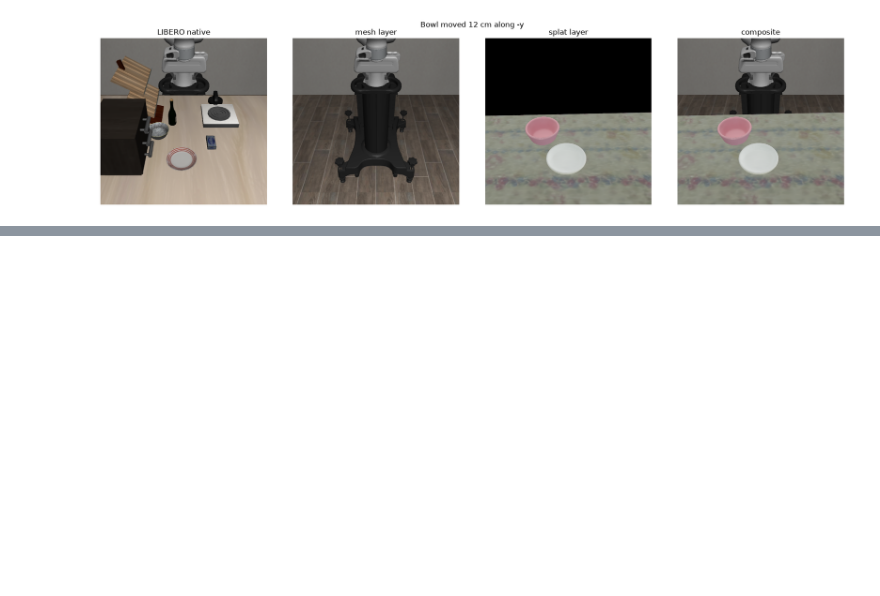
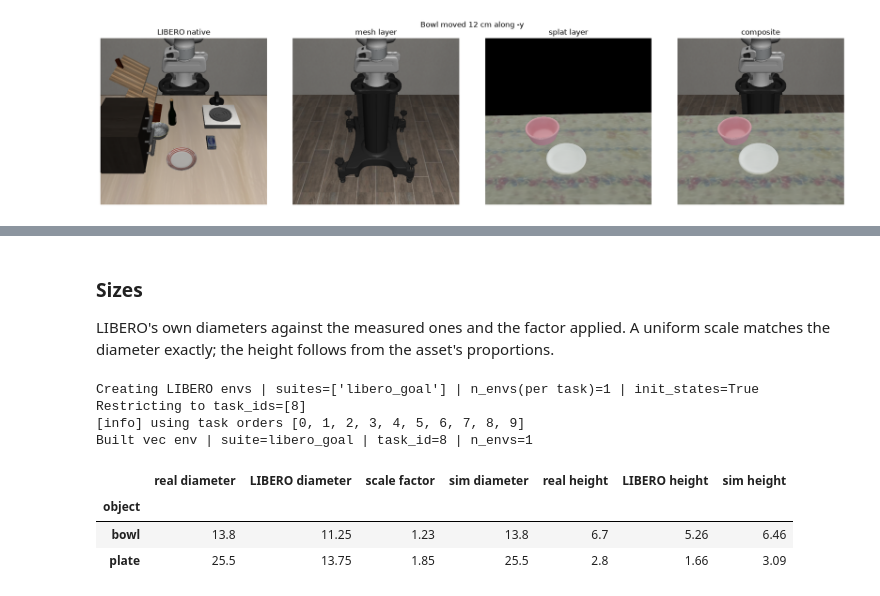
Before and after one commit to alfredowh/hurobo, a Jupyter notebook: examples/03_splat_composite.ipynb, the cells around one changed output, grey strips where cells are left out. Saved outputs shown, nothing was run; the diff lists cells and outputs as text; code cells hidden in the pictures; blank space fills up the shorter version.

```diff
--- a/examples/03_splat_composite.ipynb
+++ b/examples/03_splat_composite.ipynb
@@ -52,0 +98,22 @@ plot_image_row(compositor.render_layers(task.mj_data, "agentview"), "Bowl moved
+# %% [markdown]
+### Sizes
+LIBERO's own diameters against the measured ones and the factor applied. A uniform scale matches the diameter exactly; the height follows from the asset's proportions.
+# %%
+import pandas as pd
+
+from hurobo.scaled_native import ScaledNativeScene
+
+size_scene = ScaledNativeScene(setup)
+size_scene.reset()
+size_rows = size_scene.scales.comparison(setup)
+size_scene.task.close()
+pd.DataFrame(size_rows).set_index("object").round(2)
+# %% [output]
+Creating LIBERO envs | suites=['libero_goal'] | n_envs(per task)=1 | init_states=True
+Restricting to task_ids=[8]
+[info] using task orders [0, 1, 2, 3, 4, 5, 6, 7, 8, 9]
+Built vec env | suite=libero_goal | task_id=8 | n_envs=1
+|  | real diameter | LIBERO diameter | scale factor | sim diameter | real height | LIBERO height | sim height |
+| object |  |  |  |  |  |  |  |
+| bowl | 13.8 | 11.25 | 1.23 | 13.8 | 6.7 | 5.26 | 6.46 |
+| plate | 25.5 | 13.75 | 1.85 | 25.5 | 2.8 | 1.66 | 3.09 |
```
Also changed, not shown: parts of 7 cells of this notebook, 7 other files.
